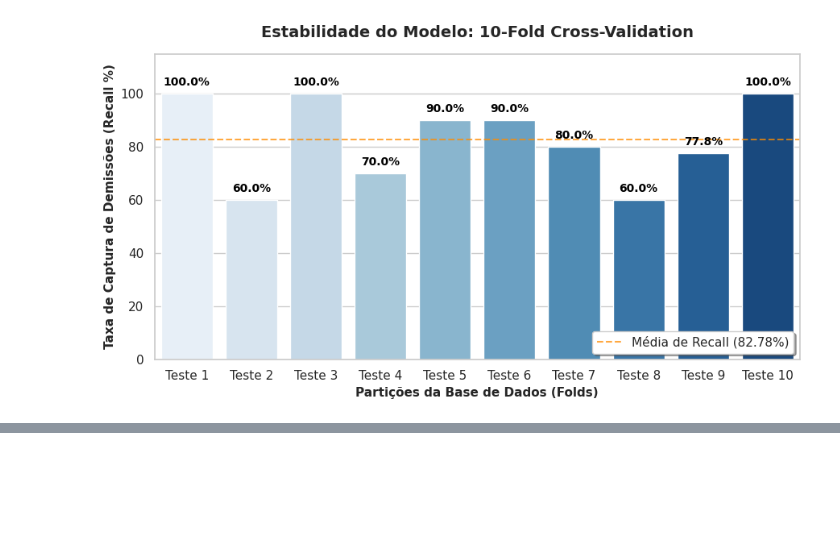
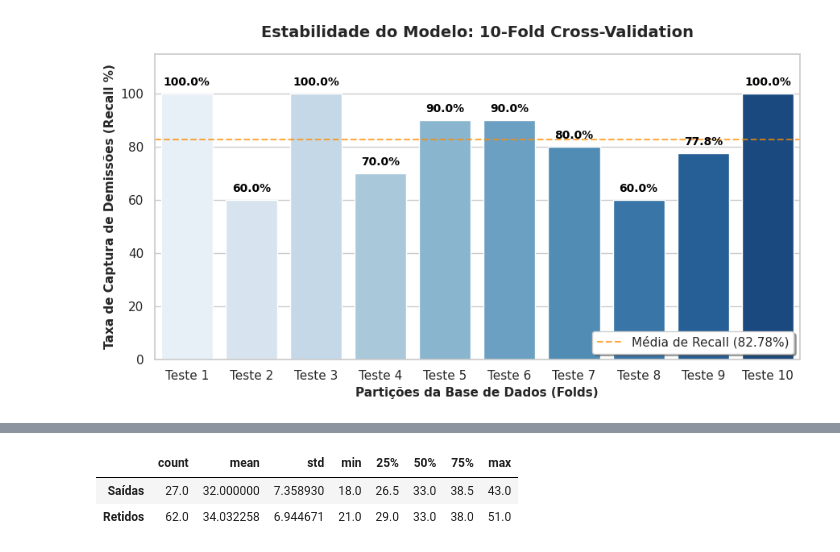
Before and after one commit to Ignowsky/EDA-Turnover, a Jupyter notebook: EDA_PA_Analytics.ipynb, the cells around one changed output, grey strips where cells are left out. Saved outputs shown, nothing was run; the diff lists cells and outputs as text; code cells hidden in the pictures; blank space fills up the shorter version.

```diff
--- a/EDA_PA_Analytics.ipynb
+++ b/EDA_PA_Analytics.ipynb
@@ -1397 +1453,12 @@ print(f"🎯 Score AUC Final: {auc_score:.3f}")
 🎯 Score AUC Final: 0.646
+# %%
+# Separando quem saiu (1) de quem ficou (0)
+df_saidas = df_clean[df_clean['target_pediu_demissao'] == 1]
+df_retidos = df_clean[df_clean['target_pediu_demissao'] == 0]
+
+# Calculando a média salarial
+media_salario_saidas = df_saidas['salario_contratual'].mean()
+media_salario_retidos = df_retidos['salario_contratual'].mean()
+
+print(f"Média Salarial dos 5 que SAÍRAM: R$ {media_salario_saidas:.2f}")
+print(f"Média Salarial dos que FICARAM: R$ {media_salario_retidos:.2f}")
@@ -1397,0 +1572,13 @@ print(f"🎯 Score AUC Final: {auc_score:.3f}")
+# %%
+desc_idade_saidas = df_saidas['idade'].describe()
+desc_idade_retidos = df_retidos['idade'].describe()
+
+desc_combined = pd.concat([
+    desc_idade_saidas, desc_idade_retidos
+], axis = 1, keys = ['Saídas', 'Retidos']).T
+
+desc_combined
+# %% [output]
+|  | count | mean | std | min | 25% | 50% | 75% | max |
+| Saídas | 27.0 | 32.000000 | 7.358930 | 18.0 | 26.5 | 33.0 | 38.5 | 43.0 |
+| Retidos | 62.0 | 34.032258 | 6.944671 | 21.0 | 29.0 | 33.0 | 38.0 | 51.0 |
```
Also changed, not shown: parts of 16 cells of this notebook.
